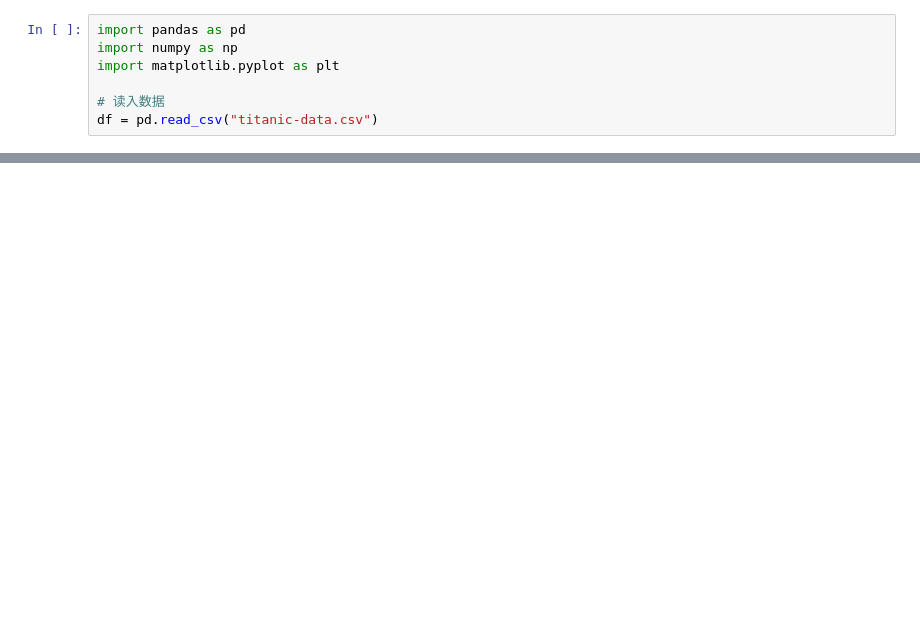
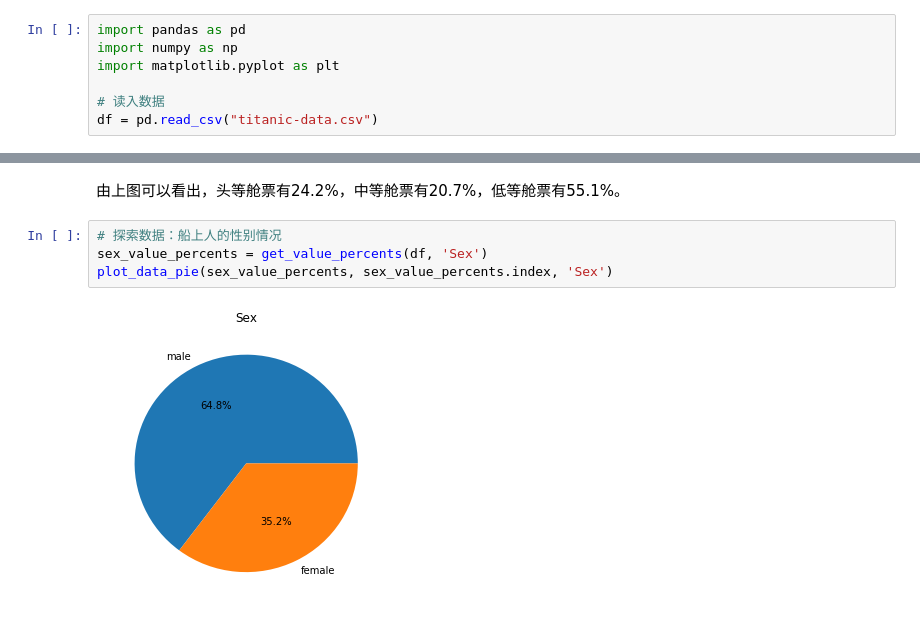
Before and after one commit to DaweiXia/udacity_data_analyst_basic, a Jupyter notebook: p2/titanic-analysis/titanic-analysis.ipynb, the cells around one changed output, grey strips where cells are left out. Saved outputs shown, nothing was run; the diff lists cells and outputs as text; blank space fills up the shorter version.

```diff
--- a/p2/titanic-analysis/titanic-analysis.ipynb
+++ b/p2/titanic-analysis/titanic-analysis.ipynb
@@ -92,0 +72,8 @@ plt.show()
+# %% [markdown]
+由上图可以看出，头等舱票有24.2%，中等舱票有20.7%，低等舱票有55.1%。
+# %%
+# 探索数据：船上人的性别情况
+sex_value_percents = get_value_percents(df, 'Sex')
+plot_data_pie(sex_value_percents, sex_value_percents.index, 'Sex')
+# %% [output]
+[figure, added]
```
Also changed, not shown: parts of 48 cells of this notebook.
